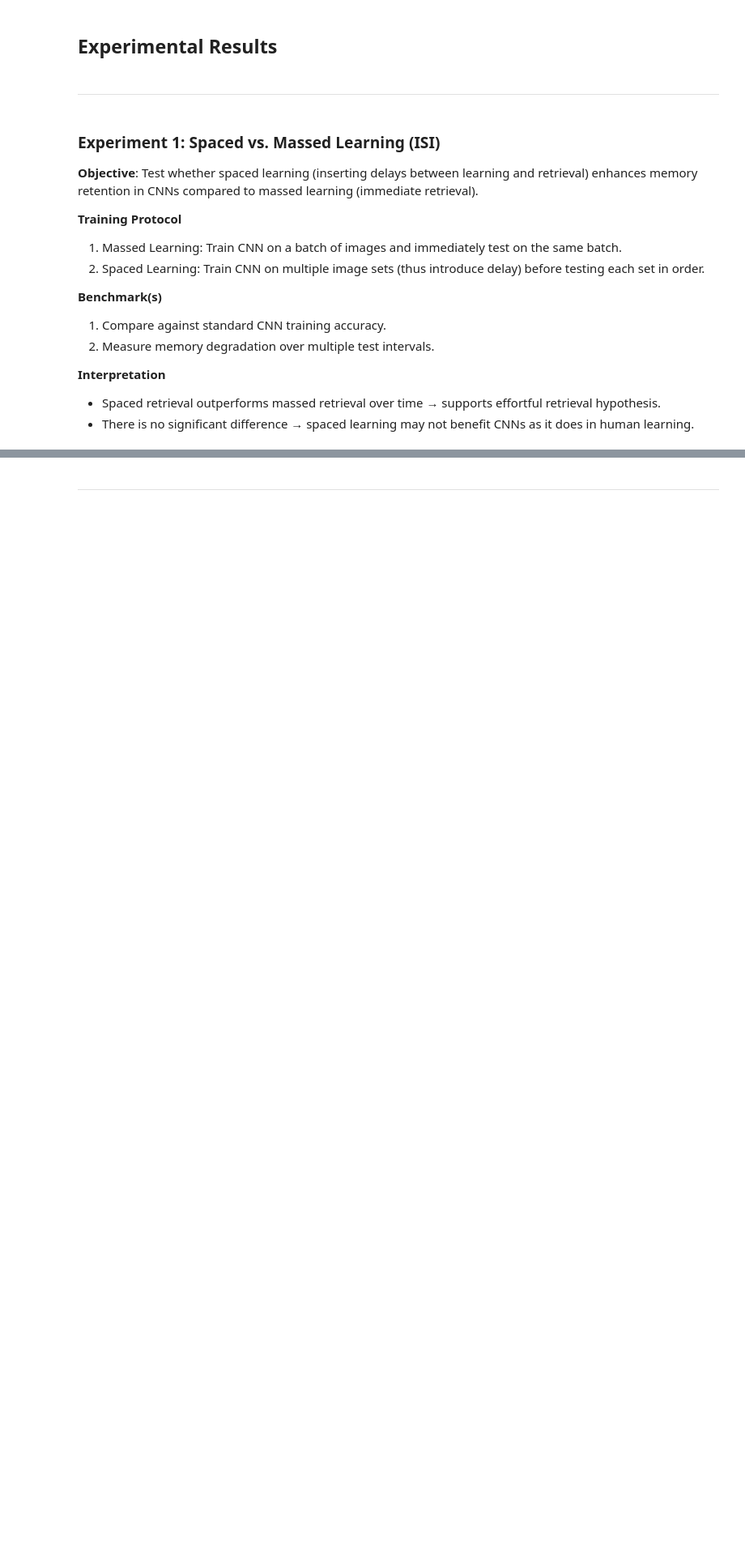
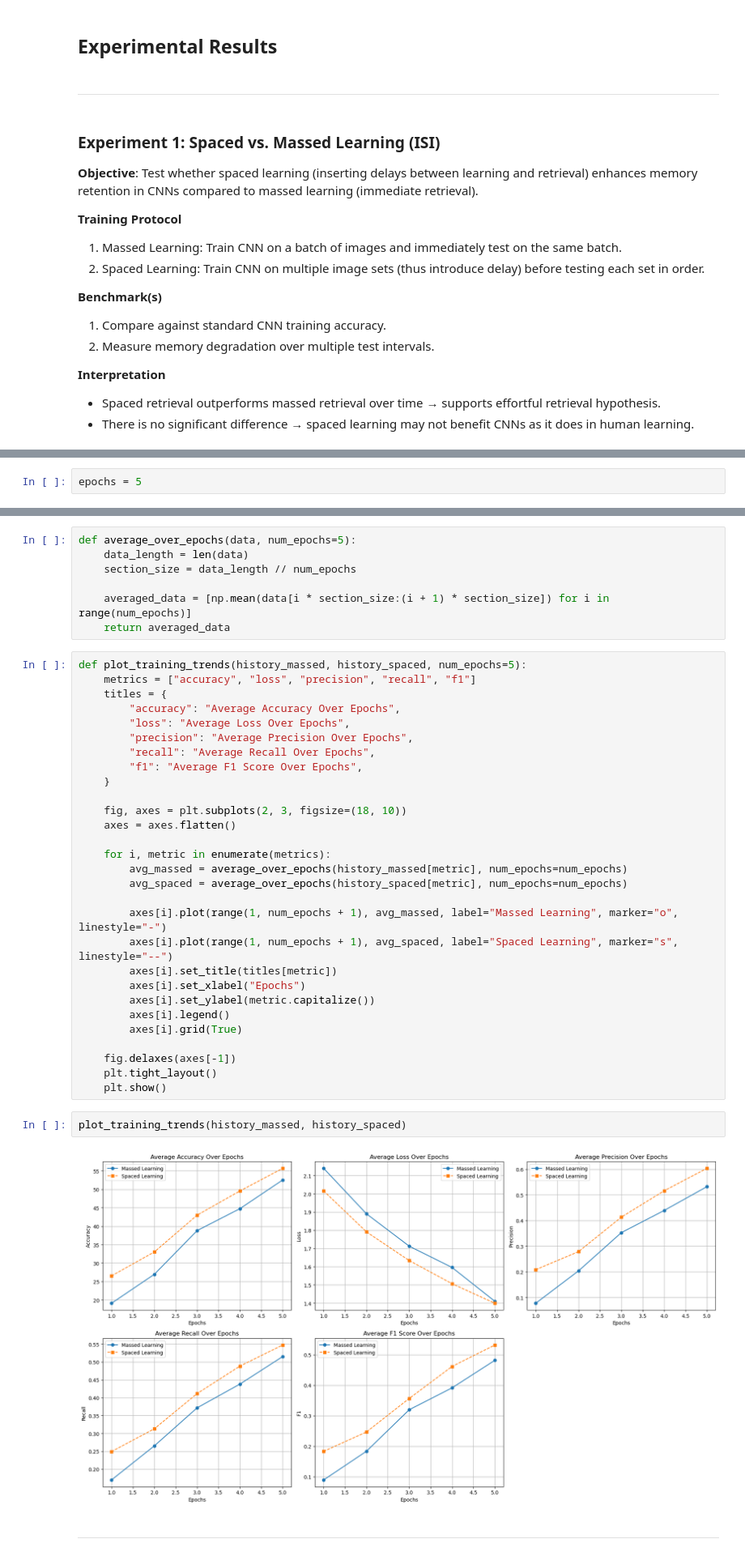
Before and after one commit to ElizabethHZhong/effortful-retrieval, a Jupyter notebook: experiments.ipynb, the cells around one changed output, grey strips where cells are left out. Shown: that part at 81% size. Drawn from its saved outputs; the diff is of its cells as text; blank space fills up the shorter version.

```diff
--- a/experiments.ipynb
+++ b/experiments.ipynb
@@ -222,0 +224,2 @@ evaluate_model(model, test_loader)
+# %%
+epochs = 5
@@ -223,3 +270,43 @@ evaluate_model(model, test_loader)
+# %%
+def average_over_epochs(data, num_epochs=5):
+    data_length = len(data)
+    section_size = data_length // num_epochs
+
+    averaged_data = [np.mean(data[i * section_size:(i + 1) * section_size]) for i in range(num_epochs)]
+    return averaged_data
+# %%
+def plot_training_trends(history_massed, history_spaced, num_epochs=5):
+    metrics = ["accuracy", "loss", "precision", "recall", "f1"]
+    titles = {
+        "accuracy": "Average Accuracy Over Epochs",
+        "loss": "Average Loss Over Epochs",
+        "precision": "Average Precision Over Epochs",
+        "recall": "Average Recall Over Epochs",
+        "f1": "Average F1 Score Over Epochs",
+    }
+
+    fig, axes = plt.subplots(2, 3, figsize=(18, 10))
+    axes = axes.flatten()
+
+    for i, metric in enumerate(metrics):
+        avg_massed = average_over_epochs(history_massed[metric], num_epochs=num_epochs)
+        avg_spaced = average_over_epochs(history_spaced[metric], num_epochs=num_epochs)
+
+        axes[i].plot(range(1, num_epochs + 1), avg_massed, label="Massed Learning", marker="o", linestyle="-")
+        axes[i].plot(range(1, num_epochs + 1), avg_spaced, label="Spaced Learning", marker="s", linestyle="--")
+        axes[i].set_title(titles[metric])
+        axes[i].set_xlabel("Epochs")
+        axes[i].set_ylabel(metric.capitalize())
+        axes[i].legend()
+        axes[i].grid(True)
+
+    fig.delaxes(axes[-1])
+    plt.tight_layout()
+    plt.show()
+# %%
+plot_training_trends(history_massed, history_spaced)
+# %% [output]
+[figure, added]
 # %% [markdown]
 _______
 # %% [markdown]
```
Also changed, not shown: parts of 18 cells of this notebook, 2 other files.
